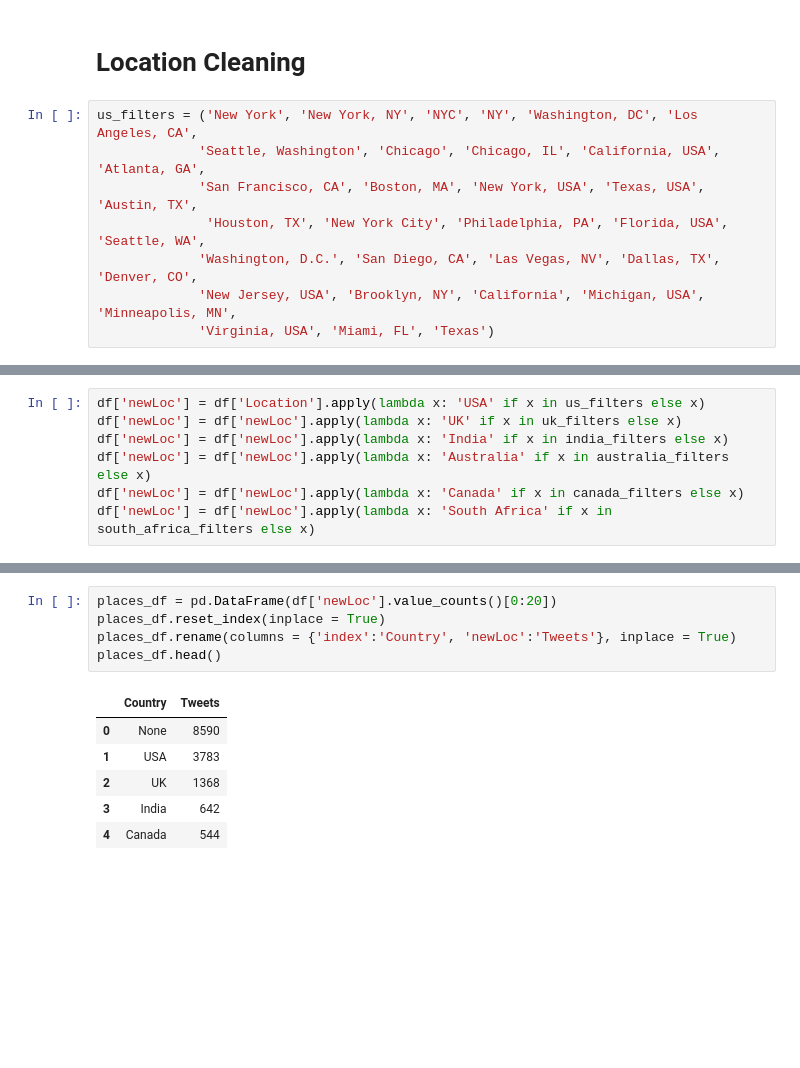
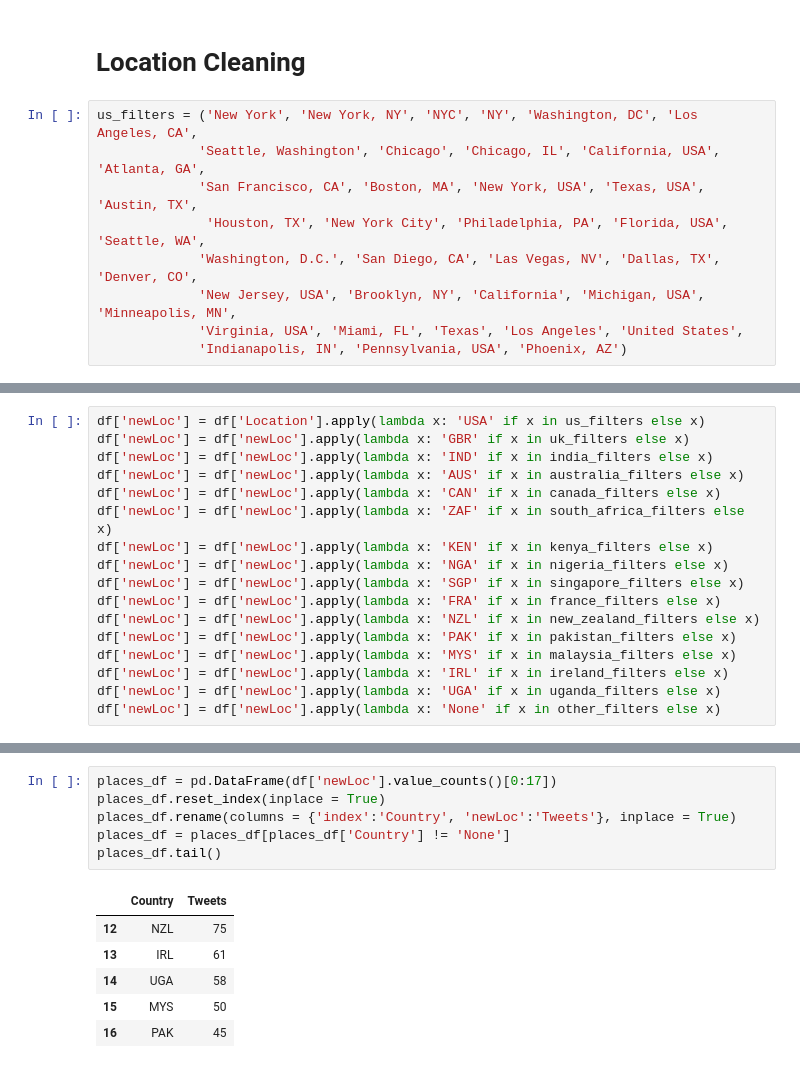
Before and after one commit to cpud/kaggle, a Jupyter notebook: covid/corona_tweets_v2.ipynb, the cells around one changed output, grey strips where cells are left out. Cells and saved outputs as stored; diff of their text form; blank space fills up the shorter version.

```diff
--- a/covid/corona_tweets_v2.ipynb
+++ b/covid/corona_tweets_v2.ipynb
@@ -378,6 +411,7 @@ us_filters = ('New York', 'New York, NY', 'NYC', 'NY', 'Washington, DC', 'Los An
               'Houston, TX', 'New York City', 'Philadelphia, PA', 'Florida, USA', 'Seattle, WA',
              'Washington, D.C.', 'San Diego, CA', 'Las Vegas, NV', 'Dallas, TX', 'Denver, CO',
              'New Jersey, USA', 'Brooklyn, NY', 'California', 'Michigan, USA', 'Minneapolis, MN',
-             'Virginia, USA', 'Miami, FL', 'Texas')
+             'Virginia, USA', 'Miami, FL', 'Texas', 'Los Angeles', 'United States',
+             'Indianapolis, IN', 'Pennsylvania, USA', 'Phoenix, AZ')
 # %%
 uk_filters = ('England', 'London', 'london', 'United Kingdom', 'united kingdom',
@@ -390,10 +436,20 @@ south_africa_filters = ('Johannesburg, South Africa')
 # %%
 df['newLoc'] = df['Location'].apply(lambda x: 'USA' if x in us_filters else x)
-df['newLoc'] = df['newLoc'].apply(lambda x: 'UK' if x in uk_filters else x)
-df['newLoc'] = df['newLoc'].apply(lambda x: 'India' if x in india_filters else x)
-df['newLoc'] = df['newLoc'].apply(lambda x: 'Australia' if x in australia_filters else x)
-df['newLoc'] = df['newLoc'].apply(lambda x: 'Canada' if x in canada_filters else x)
-df['newLoc'] = df['newLoc'].apply(lambda x: 'South Africa' if x in south_africa_filters else x)
+df['newLoc'] = df['newLoc'].apply(lambda x: 'GBR' if x in uk_filters else x)
+df['newLoc'] = df['newLoc'].apply(lambda x: 'IND' if x in india_filters else x)
+df['newLoc'] = df['newLoc'].apply(lambda x: 'AUS' if x in australia_filters else x)
+df['newLoc'] = df['newLoc'].apply(lambda x: 'CAN' if x in canada_filters else x)
+df['newLoc'] = df['newLoc'].apply(lambda x: 'ZAF' if x in south_africa_filters else x)
+df['newLoc'] = df['newLoc'].apply(lambda x: 'KEN' if x in kenya_filters else x)
+df['newLoc'] = df['newLoc'].apply(lambda x: 'NGA' if x in nigeria_filters else x)
+df['newLoc'] = df['newLoc'].apply(lambda x: 'SGP' if x in singapore_filters else x)
+df['newLoc'] = df['newLoc'].apply(lambda x: 'FRA' if x in france_filters else x)
+df['newLoc'] = df['newLoc'].apply(lambda x: 'NZL' if x in new_zealand_filters else x)
+df['newLoc'] = df['newLoc'].apply(lambda x: 'PAK' if x in pakistan_filters else x)
+df['newLoc'] = df['newLoc'].apply(lambda x: 'MYS' if x in malaysia_filters else x)
+df['newLoc'] = df['newLoc'].apply(lambda x: 'IRL' if x in ireland_filters else x)
+df['newLoc'] = df['newLoc'].apply(lambda x: 'UGA' if x in uganda_filters else x)
+df['newLoc'] = df['newLoc'].apply(lambda x: 'None' if x in other_filters else x)
 # %%
 df['newLoc'].value_counts()[0:20]
 # %% [output]
@@ -416,13 +472,14 @@ Melbourne, Victoria      70
 Name: newLoc, dtype: int64
 # %%
-places_df = pd.DataFrame(df['newLoc'].value_counts()[0:20])
+places_df = pd.DataFrame(df['newLoc'].value_counts()[0:17])
 places_df.reset_index(inplace = True)
 places_df.rename(columns = {'index':'Country', 'newLoc':'Tweets'}, inplace = True)
-places_df.head()
+places_df = places_df[places_df['Country'] != 'None']
+places_df.tail()
 # %% [output]
 |  | Country | Tweets |
-| 0 | None | 8590 |
-| 1 | USA | 3783 |
-| 2 | UK | 1368 |
-| 3 | India | 642 |
-| 4 | Canada | 544 |
+| 12 | NZL | 75 |
+| 13 | IRL | 61 |
+| 14 | UGA | 58 |
+| 15 | MYS | 50 |
+| 16 | PAK | 45 |
```
Also changed, not shown: parts of 20 cells of this notebook.
